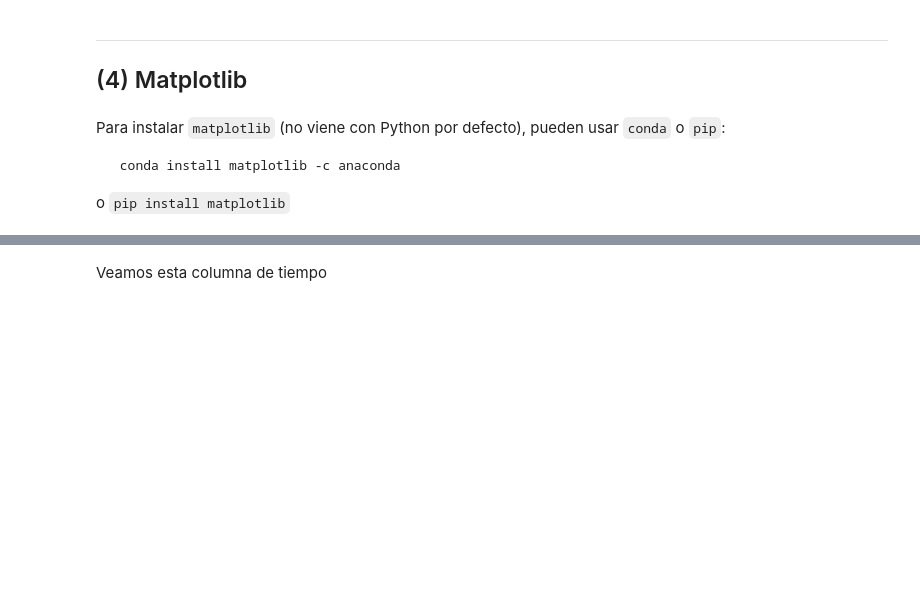
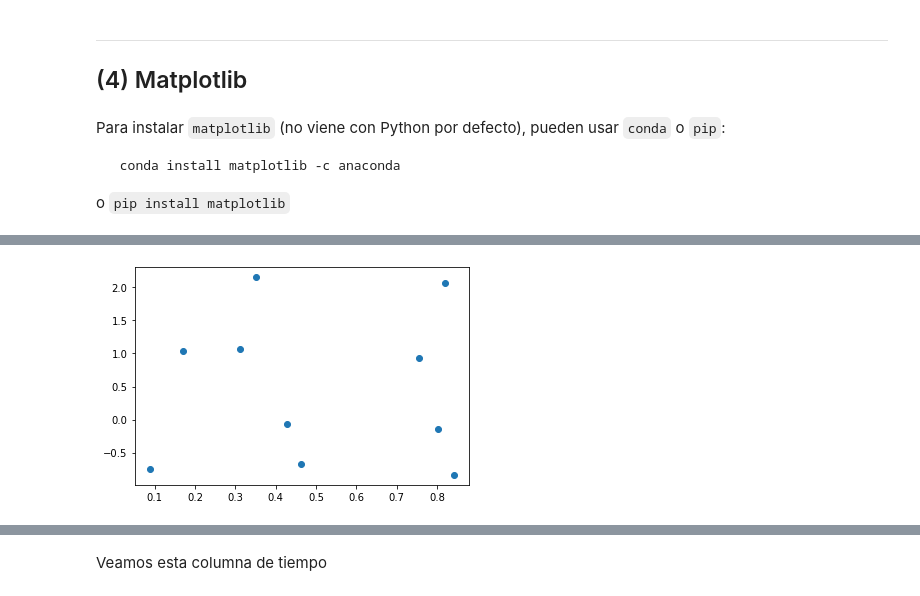
Before and after one commit to BelenMichel/PythonParaEconomistas2022, a Jupyter notebook: Clase3/PythEcon2022_c3.ipynb, the cells around one changed output, grey strips where cells are left out. Cells and saved outputs as stored; diff of their text form; code cells hidden in the pictures; blank space fills up the shorter version.

```diff
--- a/Clase3/PythEcon2022_c3.ipynb
+++ b/Clase3/PythEcon2022_c3.ipynb
@@ -181,0 +409,5 @@ import matplotlib.pyplot as plt
+# %%
+plt.scatter(x, y)
+plt.show()
+# %% [output]
+[figure, added]
```
Also changed, not shown: parts of 47 cells of this notebook, 1 other file.
